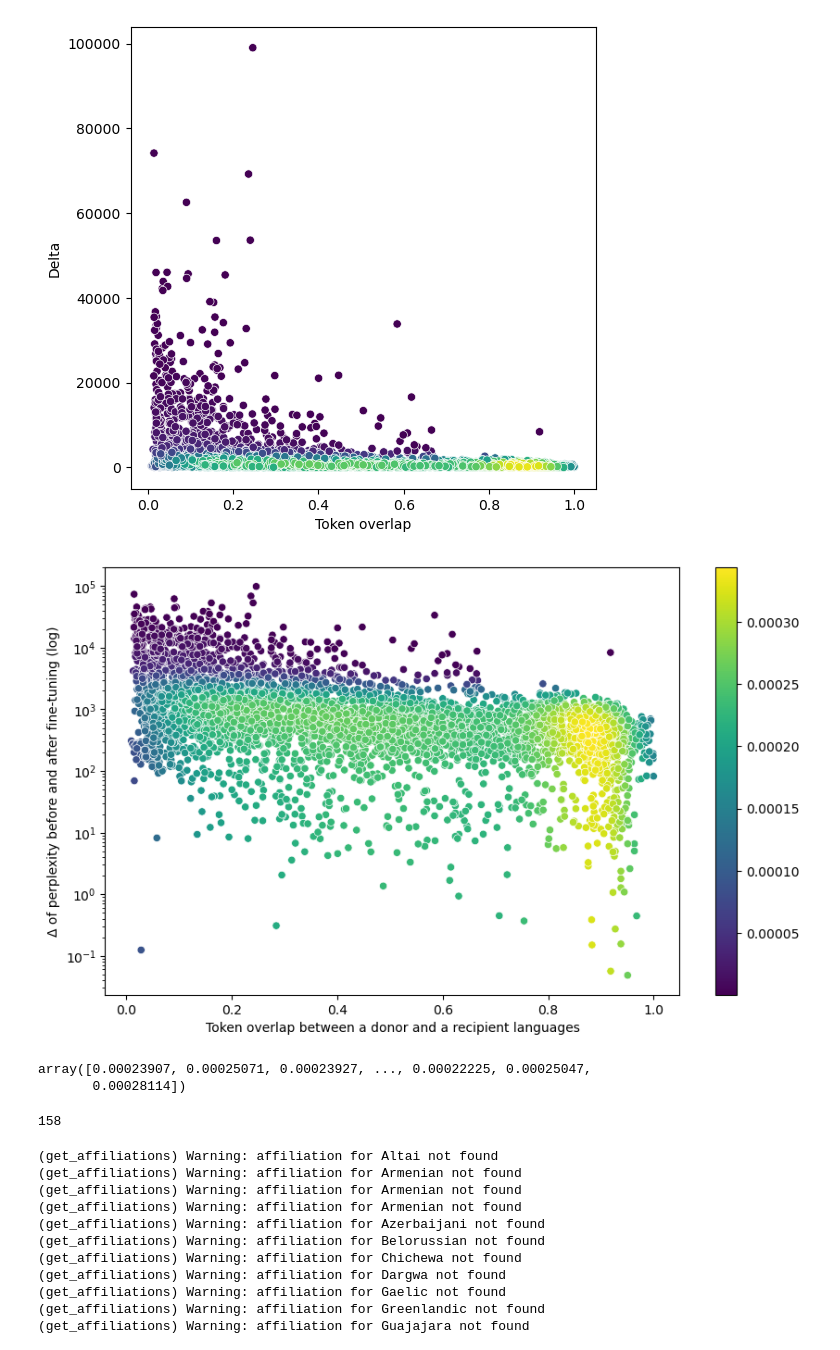
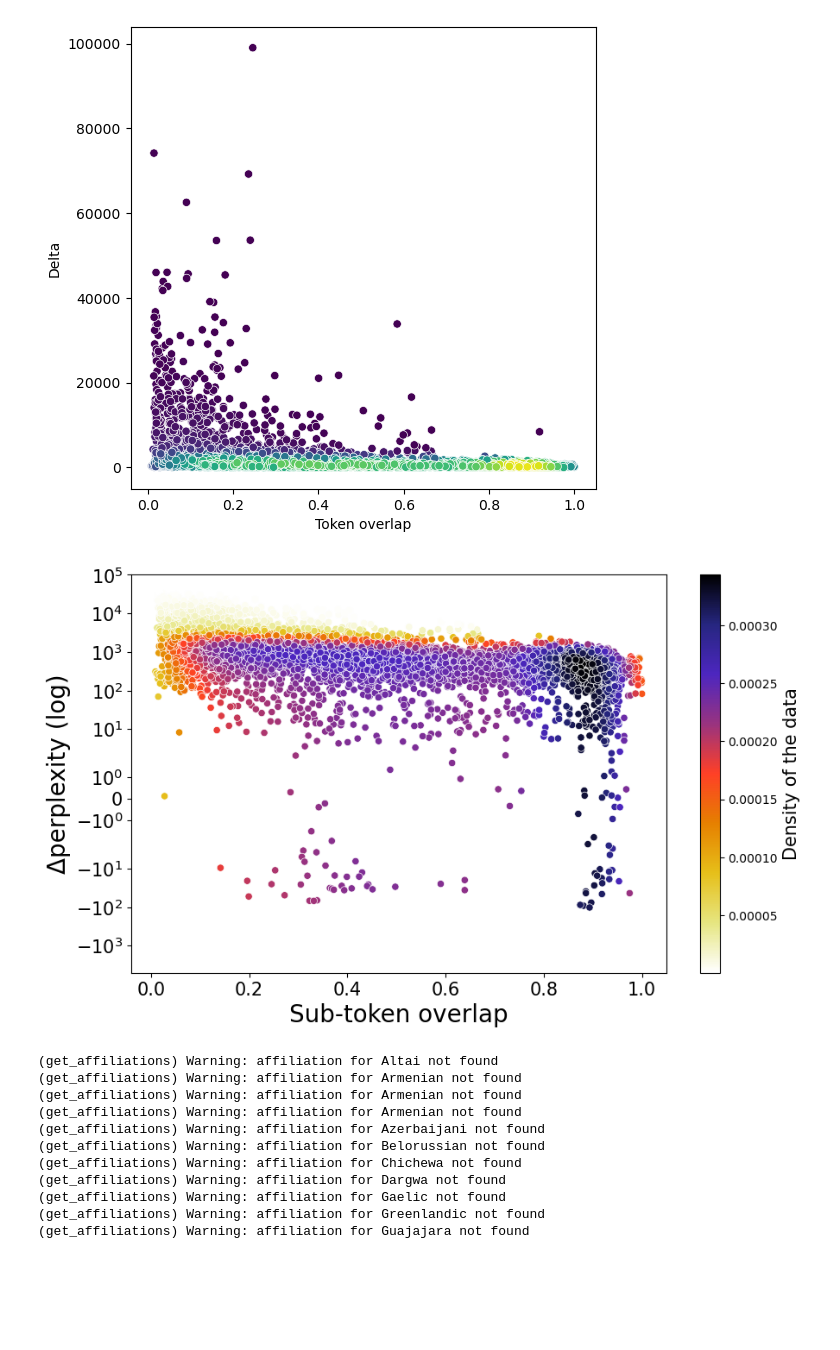
Before and after one commit to eistakovskii/LR_Transfer, a Jupyter notebook: wals_feat.ipynb, the cells around one changed output. Saved outputs shown, nothing was run; the diff lists cells and outputs as text; code cells hidden in the pictures; blank space fills up the shorter version.

```diff
--- a/wals_feat.ipynb
+++ b/wals_feat.ipynb
@@ -346,39 +346,34 @@ plt.show()
 # %%
 values = np.vstack([corr, results])
 kernel = stats.gaussian_kde(values)(values)
 fig, ax = plt.subplots(figsize=(10, 6))
 g = sns.scatterplot(
     x=corr,
     y=results,
     c=kernel,
-    cmap="viridis",
+    cmap="CMRmap_r",
     ax=ax,
 )
-g.set_yscale("log")
+g.set_yscale("symlog")
 
 norm = plt.Normalize(kernel.min(), kernel.max())
-sm = plt.cm.ScalarMappable(cmap="viridis", norm=norm)
+sm = plt.cm.ScalarMappable(cmap="CMRmap_r", norm=norm)
 sm.set_array([])
 
 # Remove the legend and add a colorbar
 #ax.get_legend().remove()
-ax.figure.colorbar(sm)
+cbar = ax.figure.colorbar(sm)
 
 #fig.colorbar(kernel)
-plt.ylabel("\u0394 of perplexity before and after fine-tuning (log)")
-plt.xlabel("Token overlap between a donor and a recipient languages")
-plt.show()
+plt.ylabel("\u0394perplexity (log)", fontsize=20)
+plt.xlabel("Sub-token overlap", fontsize=20)
+plt.xticks(fontsize=15)
+plt.yticks(fontsize=15)
+cbar.ax.set_ylabel('Density of the data', fontsize=15)
+#plt.show()
+plt.savefig("correlation.pdf", bbox_inches="tight", dpi=500)
 # %% [output]
-[figure, old version]
+[figure, new version]
-# %%
-kernel
-# %% [output]
-array([0.00023907, 0.00025071, 0.00023927, ..., 0.00022225, 0.00025047,
-       0.00028114])
-# %%
-len(hr_lang)
-# %% [output]
-158
 # %%
 import lingtypology
 # %%
```
Also changed, not shown: parts of 6 cells of this notebook.
